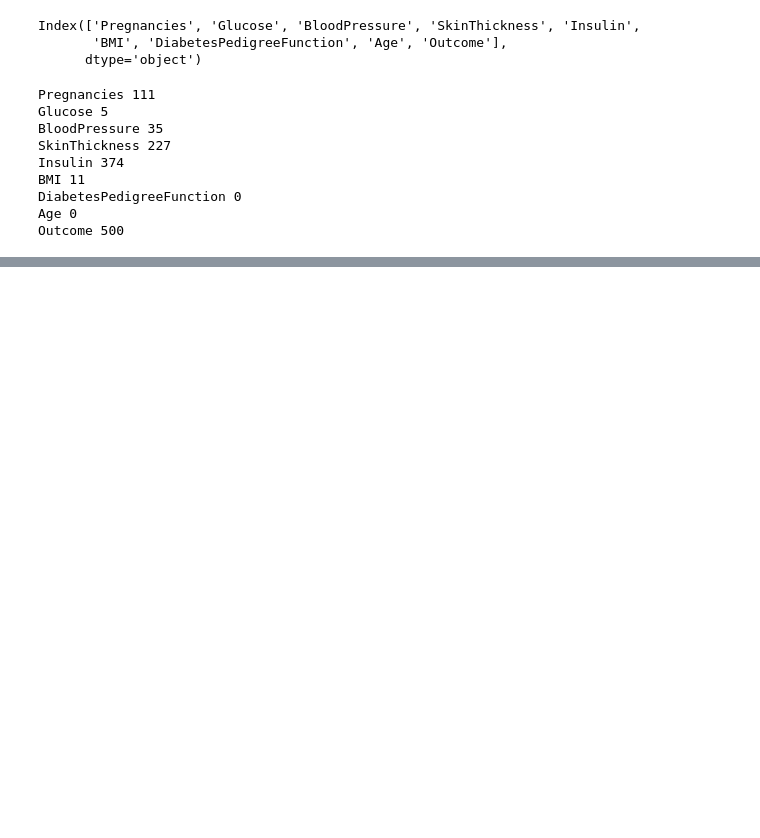
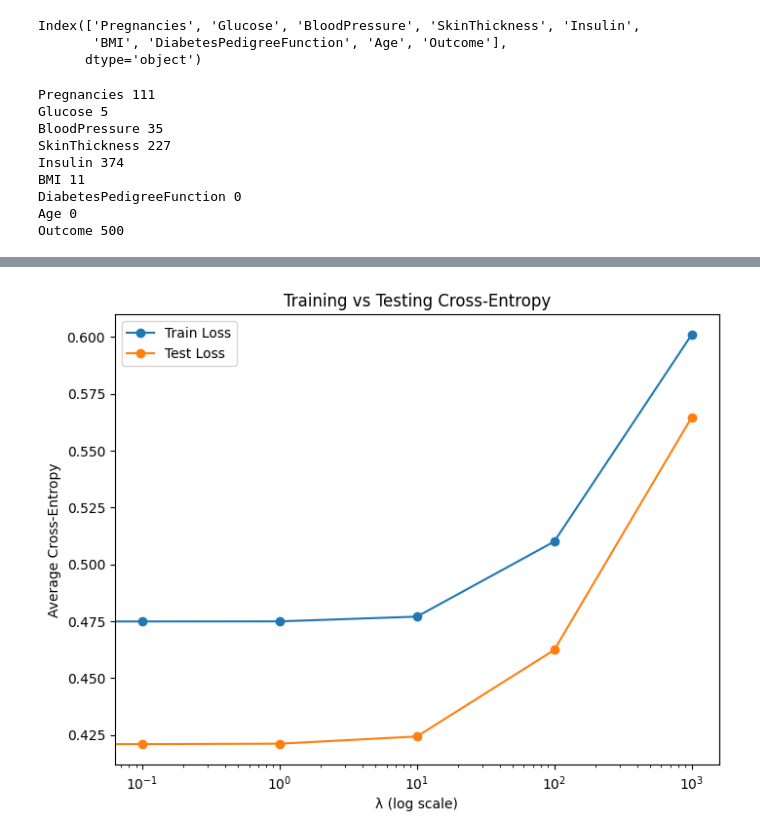
Before and after one commit to Priyanshu27083/dataset_regression, a Jupyter notebook: pima_diabetes_assignment.ipynb, the cells around one changed output, grey strips where cells are left out. Cells and saved outputs as stored; diff of their text form; code cells hidden in the pictures; blank space fills up the shorter version.

```diff
--- a/pima_diabetes_assignment.ipynb
+++ b/pima_diabetes_assignment.ipynb
@@ -48,0 +51,93 @@ Age 0
+# %%
+#d
+import numpy as np
+import matplotlib.pyplot as plt
+from sklearn.linear_model import LogisticRegression
+from sklearn.preprocessing import StandardScaler
+from sklearn.metrics import log_loss, accuracy_score
+
+# Different values of regularization (λ)
+lambdas = [0, 0.1, 1, 10, 100, 1000]
+
+# Empty lists to save results
+train_losses, test_losses = [], []
+train_accs, test_accs = [], []
+weights, weight_norms = [], []
+
+# Scale the data so all features are on similar size
+scaler = StandardScaler()
+X_train_scaled = scaler.fit_transform(X_train)
+X_test_scaled = scaler.transform(X_test)
+
+# Train and test for each λ
+for lam in lambdas:
+    if lam == 0:
+        model = LogisticRegression(penalty=None, solver="lbfgs", max_iter=1000)
+    else:
+        model = LogisticRegression(penalty="l2", C=1/lam, solver="lbfgs", max_iter=1000)
+
+    model.fit(X_train_scaled, y_train)
+
+    # Predictions
+    y_train_pred = model.predict_proba(X_train_scaled)[:, 1]
+    y_test_pred = model.predict_proba(X_test_scaled)[:, 1]
+
+    # Cross-entropy loss
+    train_losses.append(log_loss(y_train, y_train_pred))
+    test_losses.append(log_loss(y_test, y_test_pred))
+
+    # Accuracy
+    train_accs.append(accuracy_score(y_train, (y_train_pred > 0.5).astype(int)))
+    test_accs.append(accuracy_score(y_test, (y_test_pred > 0.5).astype(int)))
+
+    # Weights and L2 norm
+    w = model.coef_.flatten()
+    weights.append(w)
+    weight_norms.append(np.linalg.norm(w, 2))
+
+# Convert list to numpy array for plotting
+weights = np.array(weights)
+
+# Plot 1: Cross-Entropy (Train vs Test)
+plt.figure(figsize=(8,6))
+plt.plot(lambdas, train_losses, marker='o', label="Train Loss")
+plt.plot(lambdas, test_losses, marker='o', label="Test Loss")
+plt.xscale("log")
+plt.xlabel("λ (log scale)")
+plt.ylabel("Average Cross-Entropy")
+plt.title("Training vs Testing Cross-Entropy")
+plt.legend()
+plt.show()
+
+# Plot 2: L2 Norm of Weights
+plt.figure(figsize=(8,6))
+plt.plot(lambdas, weight_norms, marker='o')
+plt.xscale("log")
+plt.xlabel("λ (log scale)")
+plt.ylabel("L2 Norm of Weights")
+plt.title("Weight Norm vs λ")
+plt.show()
+
+# Plot 3: Weight Values
+plt.figure(figsize=(10,6))
+for j in range(weights.shape[1]):
+    plt.plot(lambdas, weights[:, j], marker='o', label=f'Weight {j}')
+plt.xscale("log")
+plt.xlabel("λ (log scale)")
+plt.ylabel("Weight Values")
+plt.title("Weight Coefficients vs λ")
+plt.legend(bbox_to_anchor=(1.05, 1), loc='upper left')
+plt.show()
+
+# Plot 4: Accuracy (Train vs Test)
+plt.figure(figsize=(8,6))
+plt.plot(lambdas, train_accs, marker='o', label="Train Accuracy")
+plt.plot(lambdas, test_accs, marker='o', label="Test Accuracy")
+plt.xscale("log")
+plt.xlabel("λ (log scale)")
+plt.ylabel("Accuracy")
+plt.title("Training vs Testing Accuracy")
+plt.legend()
+plt.show()
+# %% [output]
+[figure, added]
```
Also changed, not shown: parts of 4 cells of this notebook.
